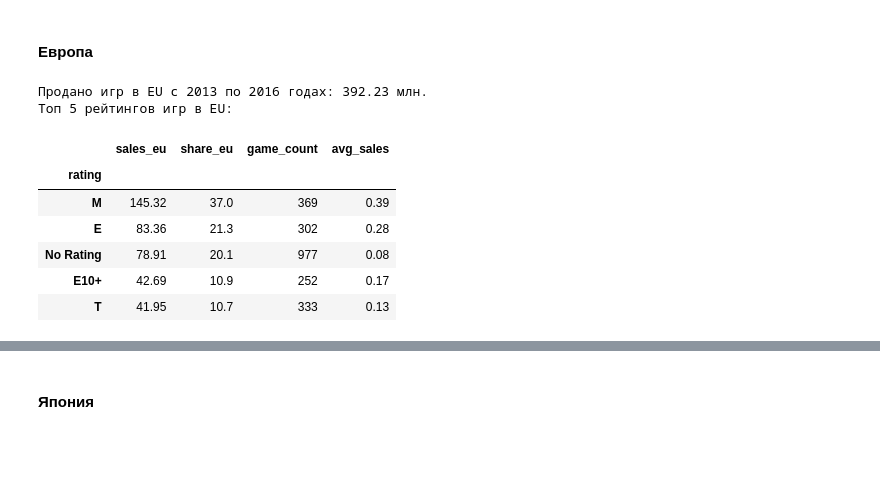
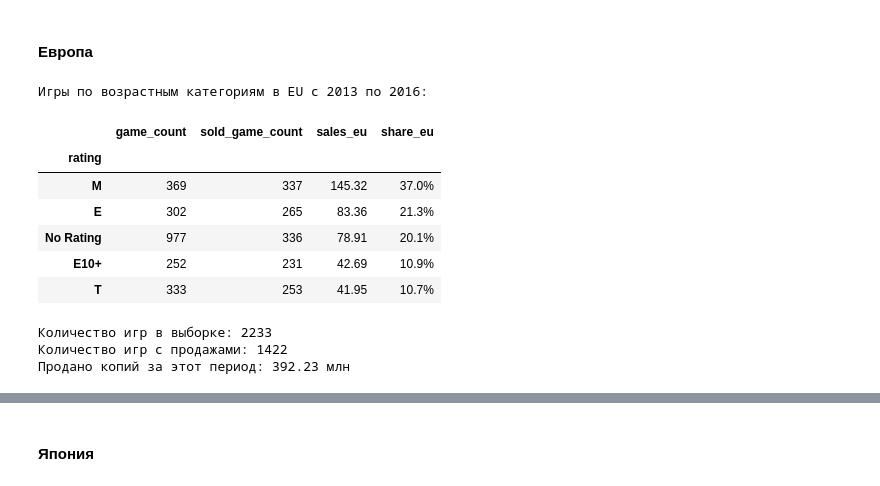
Before and after one commit to crumblinq/videogame-market-analysis, a Jupyter notebook: videogame_market_analysis.ipynb, the cells around one changed output, grey strips where cells are left out. Cells and saved outputs as stored; diff of their text form; code cells hidden in the pictures; blank space fills up the shorter version.

```diff
--- a/videogame_market_analysis.ipynb
+++ b/videogame_market_analysis.ipynb
@@ -1645,37 +1703,47 @@ display(rating_na_table)
 # %%
 rating_totals_eu = (df_filtered_2013_2016
     .groupby('rating')['eu_sales']
     .sum()
     .sort_values(ascending=False)
 )
 
-rating_counts_eu = (df_filtered_2013_2016
+total_sales_eu = rating_totals_eu.sum()
+share_eu = (rating_totals_eu / total_sales_eu * 100).round(1)
+
+rating_counts = (df_filtered_2013_2016
     .groupby('rating')['eu_sales']
     .count()
 )
 
-total_sales_eu = rating_totals_eu.sum()
-share_eu = (rating_totals_eu / total_sales_eu * 100).round(1)
+rating_counts_sold = (df_filtered_2013_2016[df_filtered_2013_2016['eu_sales'] > 0]
+    .groupby('rating')['eu_sales']
+    .count()
+)
 
 rating_eu_table = pd.DataFrame({
+    'game_count': rating_counts,
+    'sold_game_count': rating_counts_sold,
     'sales_eu': rating_totals_eu,
-    'share_eu': share_eu,
-    'game_count': rating_counts_eu,
+    'share_eu': share_eu
 })
 
-rating_eu_table['avg_sales'] = (rating_eu_table['sales_eu'] / rating_eu_table['game_count']).round(2)
+rating_eu_table['share_eu'] = rating_eu_table['share_eu'].astype(str) + '%'
 rating_eu_table = rating_eu_table.sort_values(by='sales_eu', ascending=False)
 
-print(f'Продано игр в EU с 2013 по 2016 годах: {total_sales_eu:.2f} млн.')
-print('Топ 5 рейтингов игр в EU:')
-display(rating_eu_table.head())
+print('Игры по возрастным категориям в EU с 2013 по 2016:')
+display(rating_eu_table)
+print('Количество игр в выборке:', df_filtered_2013_2016['eu_sales'].shape[0])
+print('Количество игр с продажами:', (df_filtered_2013_2016['eu_sales'] > 0).sum())
+print(f'Продано копий за этот период: {total_sales_eu:.2f} млн')
 # %% [output]
-Продано игр в EU с 2013 по 2016 годах: 392.23 млн.
-Топ 5 рейтингов игр в EU:
+Игры по возрастным категориям в EU с 2013 по 2016:
-|  | sales_eu | share_eu | game_count | avg_sales |
+|  | game_count | sold_game_count | sales_eu | share_eu |
 | rating |  |  |  |  |
-| M | 145.32 | 37.0 | 369 | 0.39 |
-| E | 83.36 | 21.3 | 302 | 0.28 |
-| No Rating | 78.91 | 20.1 | 977 | 0.08 |
-| E10+ | 42.69 | 10.9 | 252 | 0.17 |
-| T | 41.95 | 10.7 | 333 | 0.13 |
+| M | 369 | 337 | 145.32 | 37.0% |
+| E | 302 | 265 | 83.36 | 21.3% |
+| No Rating | 977 | 336 | 78.91 | 20.1% |
+| E10+ | 252 | 231 | 42.69 | 10.9% |
+| T | 333 | 253 | 41.95 | 10.7% |
+Количество игр в выборке: 2233
+Количество игр с продажами: 1422
+Продано копий за этот период: 392.23 млн
```
Also changed, not shown: parts of 52 cells of this notebook.
